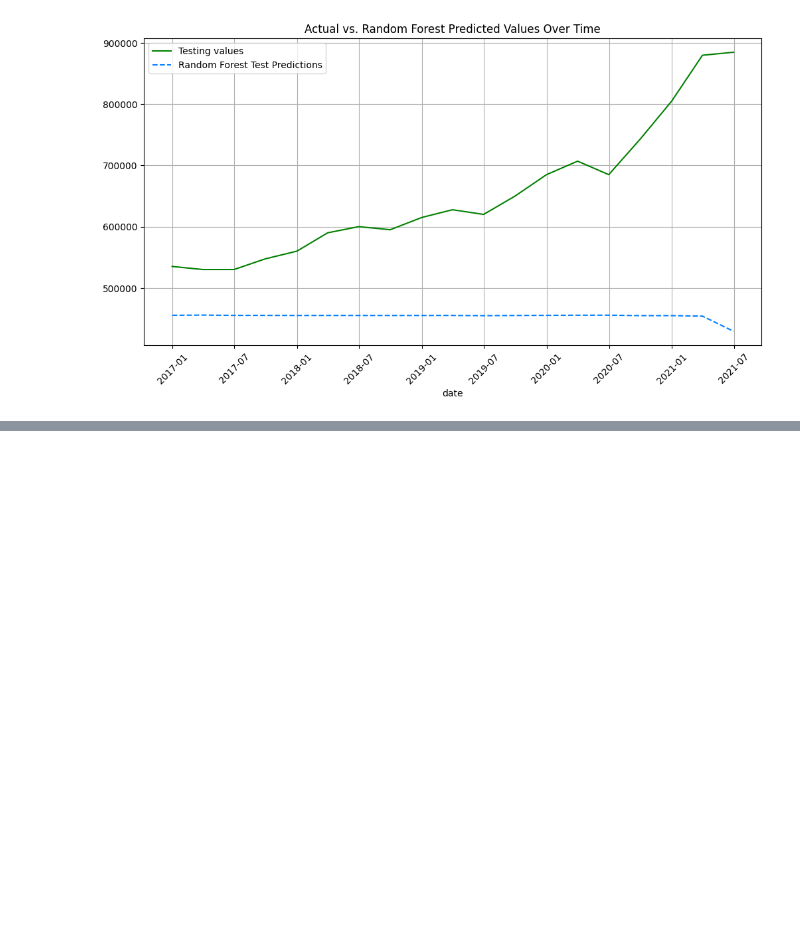
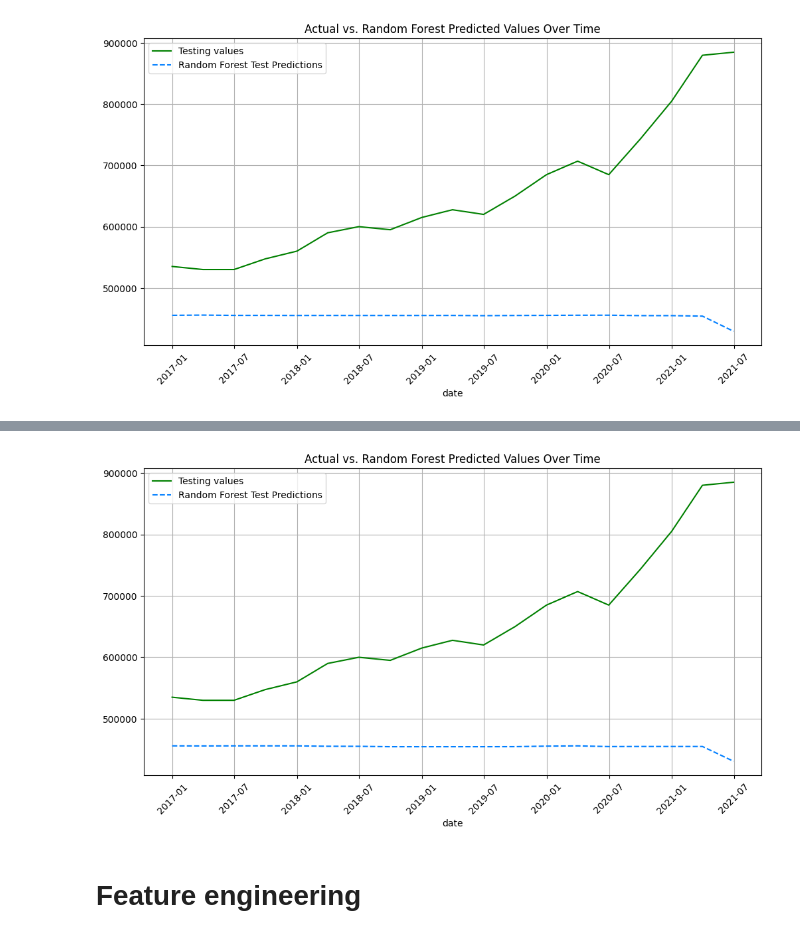
Before and after one commit to Sheepsta300/Machine-Learning-Project, a Jupyter notebook: Housing_Price_Predictor.ipynb, the cells around one changed output, grey strips where cells are left out. Cells and saved outputs as stored; diff of their text form; code cells hidden in the pictures; blank space fills up the shorter version.

```diff
--- a/Housing_Price_Predictor.ipynb
+++ b/Housing_Price_Predictor.ipynb
@@ -506,0 +594,2 @@ Note: you may need to restart the kernel to use updated packages.
+# %%
+welly_test_pred = rf_model2.predict(test.drop(columns = ['Wellington']))
@@ -506,0 +607,14 @@ Note: you may need to restart the kernel to use updated packages.
+# %%
+plt.figure(figsize=(12, 6))
+plt.plot(test.index, test.Wellington ,label='Testing values', linestyle='-', color = 'green')
+plt.plot(test.index, welly_test_pred, label='Random Forest Test Predictions', linestyle='--', color = '#007FFF')
+plt.xlabel('date')
+plt.title('Actual vs. Random Forest Predicted Values Over Time')
+plt.legend()
+plt.grid(True)
+plt.xticks(rotation=45)
+plt.show()
+# %% [output]
+[figure, added]
+# %% [markdown]
+# Feature engineering
```
Also changed, not shown: parts of 33 cells of this notebook.
